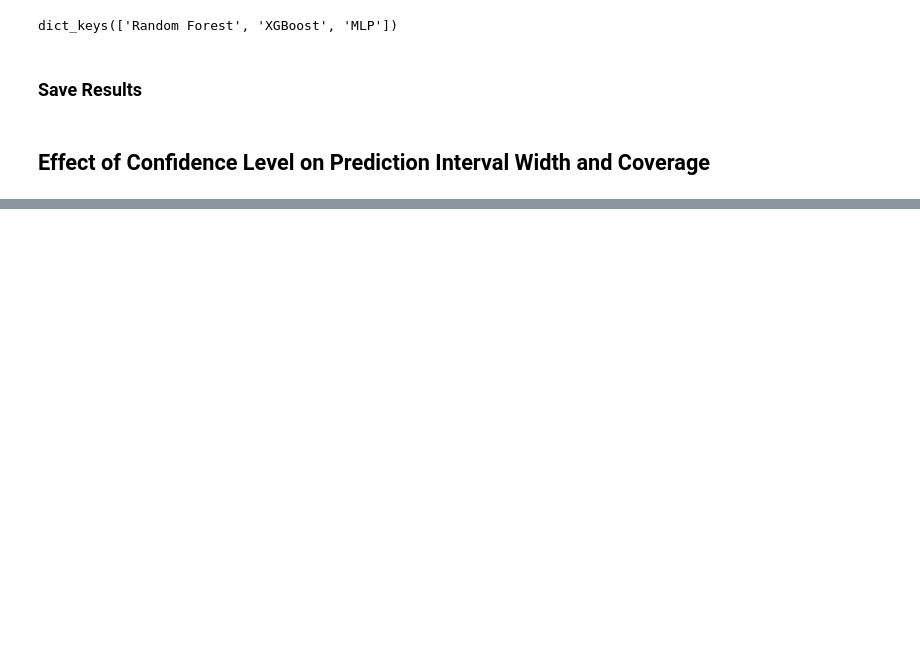
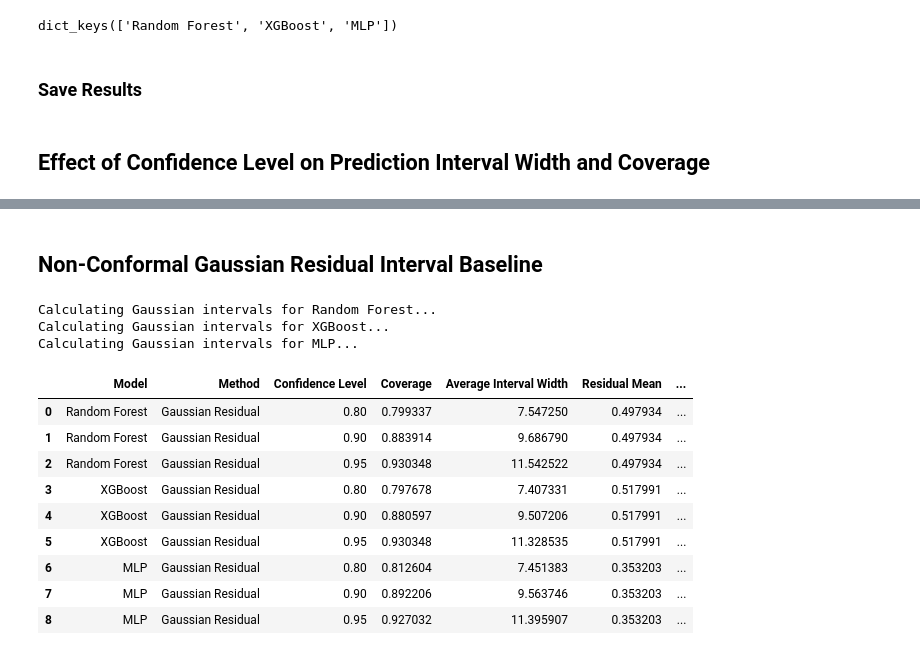
Before and after one commit to khethiwentshangase22-ops/NITheCS_Project, a Jupyter notebook: Temperature_Prediction.ipynb, the cells around one changed output, grey strips where cells are left out. Cells and saved outputs as stored; diff of their text form; code cells hidden in the pictures; blank space fills up the shorter version.

```diff
--- a/Temperature_Prediction.ipynb
+++ b/Temperature_Prediction.ipynb
@@ -956,0 +957,76 @@ plt.show()
+# %% [markdown]
+## Non-Conformal Gaussian Residual Interval Baseline
+# %%
+import numpy as np
+import pandas as pd
+from scipy.stats import norm
+
+confidence_levels = [0.80, 0.90, 0.95]
+
+gaussian_results = []
+
+for name, model in best_models.items():
+    print(f"Calculating Gaussian intervals for {name}...")
+
+    # Predictions on calibration and test sets
+    cal_pred = model.predict(X_cal)
+    test_pred = model.predict(X_test)
+
+    # Calibration residuals
+    cal_residuals = y_cal.values - cal_pred
+
+    # Residual mean and sample standard deviation
+    residual_mean = np.mean(cal_residuals)
+    residual_std = np.std(cal_residuals, ddof=1)
+
+    for confidence_level in confidence_levels:
+        alpha = 1 - confidence_level
+        z_value = norm.ppf(1 - alpha / 2)
+
+        # Gaussian residual prediction intervals
+        lower = (
+            test_pred
+            + residual_mean
+            - z_value * residual_std
+        )
+
+        upper = (
+            test_pred
+            + residual_mean
+            + z_value * residual_std
+        )
+
+        coverage = (
+            (y_test.values >= lower)
+            & (y_test.values <= upper)
+        ).mean()
+
+        avg_width = np.mean(upper - lower)
+
+        gaussian_results.append({
+            "Model": name,
+            "Method": "Gaussian Residual",
+            "Confidence Level": confidence_level,
+            "Coverage": coverage,
+            "Average Interval Width": avg_width,
+            "Residual Mean": residual_mean,
+            "Residual Standard Deviation": residual_std
+        })
+
+gaussian_results_df = pd.DataFrame(gaussian_results)
+
+gaussian_results_df
+# %% [output]
+Calculating Gaussian intervals for Random Forest...
+Calculating Gaussian intervals for XGBoost...
+Calculating Gaussian intervals for MLP...
+|  | Model | Method | Confidence Level | Coverage | Average Interval Width | Residual Mean | ... |
+| 0 | Random Forest | Gaussian Residual | 0.80 | 0.799337 | 7.547250 | 0.497934 | ... |
+| 1 | Random Forest | Gaussian Residual | 0.90 | 0.883914 | 9.686790 | 0.497934 | ... |
+| 2 | Random Forest | Gaussian Residual | 0.95 | 0.930348 | 11.542522 | 0.497934 | ... |
+| 3 | XGBoost | Gaussian Residual | 0.80 | 0.797678 | 7.407331 | 0.517991 | ... |
+| 4 | XGBoost | Gaussian Residual | 0.90 | 0.880597 | 9.507206 | 0.517991 | ... |
+| 5 | XGBoost | Gaussian Residual | 0.95 | 0.930348 | 11.328535 | 0.517991 | ... |
+| 6 | MLP | Gaussian Residual | 0.80 | 0.812604 | 7.451383 | 0.353203 | ... |
+| 7 | MLP | Gaussian Residual | 0.90 | 0.892206 | 9.563746 | 0.353203 | ... |
+| 8 | MLP | Gaussian Residual | 0.95 | 0.927032 | 11.395907 | 0.353203 | ... |
```
Also changed, not shown: parts of 28 cells of this notebook.
